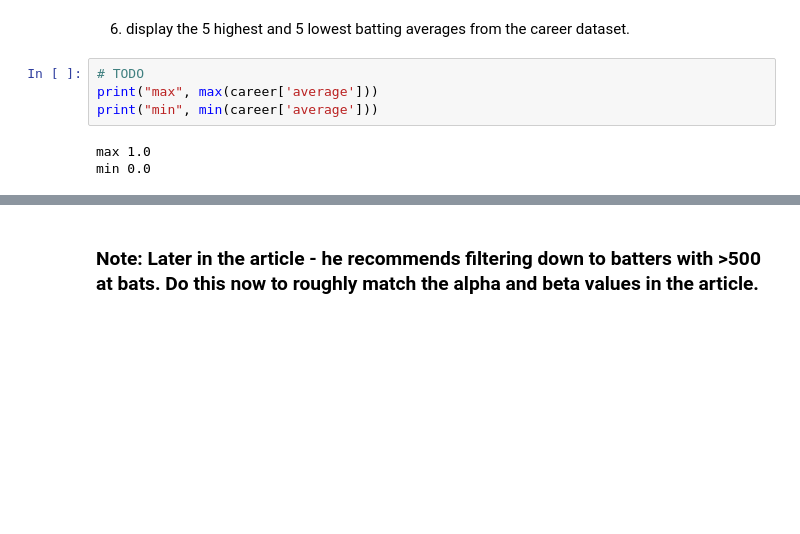
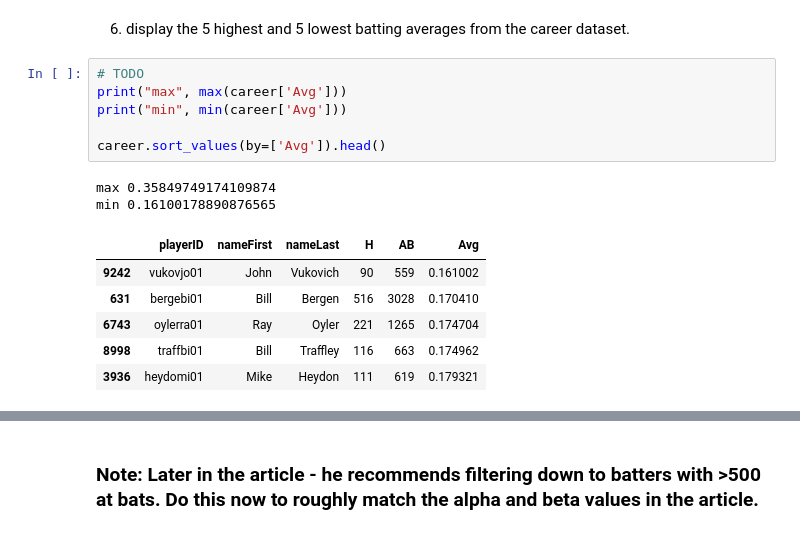
Before and after one commit to thernandezcolon/dsa-2022, a Jupyter notebook: Week_5/Week5_Statistical_Inference_With_Python_Homework.ipynb, the cells around one changed output, grey strips where cells are left out. Cells and saved outputs as stored; diff of their text form; blank space fills up the shorter version.

```diff
--- a/Week_5/Week5_Statistical_Inference_With_Python_Homework.ipynb
+++ b/Week_5/Week5_Statistical_Inference_With_Python_Homework.ipynb
@@ -316,8 +294,16 @@ career.head()
 6. display the 5 highest and 5 lowest batting averages from the career dataset.
 # %%
 # TODO
-print("max", max(career['average']))
-print("min", min(career['average']))
+print("max", max(career['Avg']))
+print("min", min(career['Avg']))
+
+career.sort_values(by=['Avg']).head()
 # %% [output]
-max 1.0
-min 0.0
+max 0.35849749174109874
+min 0.16100178890876565
+|  | playerID | nameFirst | nameLast | H | AB | Avg |
+| 9242 | vukovjo01 | John | Vukovich | 90 | 559 | 0.161002 |
+| 631 | bergebi01 | Bill | Bergen | 516 | 3028 | 0.170410 |
+| 6743 | oylerra01 | Ray | Oyler | 221 | 1265 | 0.174704 |
+| 8998 | traffbi01 | Bill | Traffley | 116 | 663 | 0.174962 |
+| 3936 | heydomi01 | Mike | Heydon | 111 | 619 | 0.179321 |
```
Also changed, not shown: parts of 15 cells of this notebook, 2 other files.
